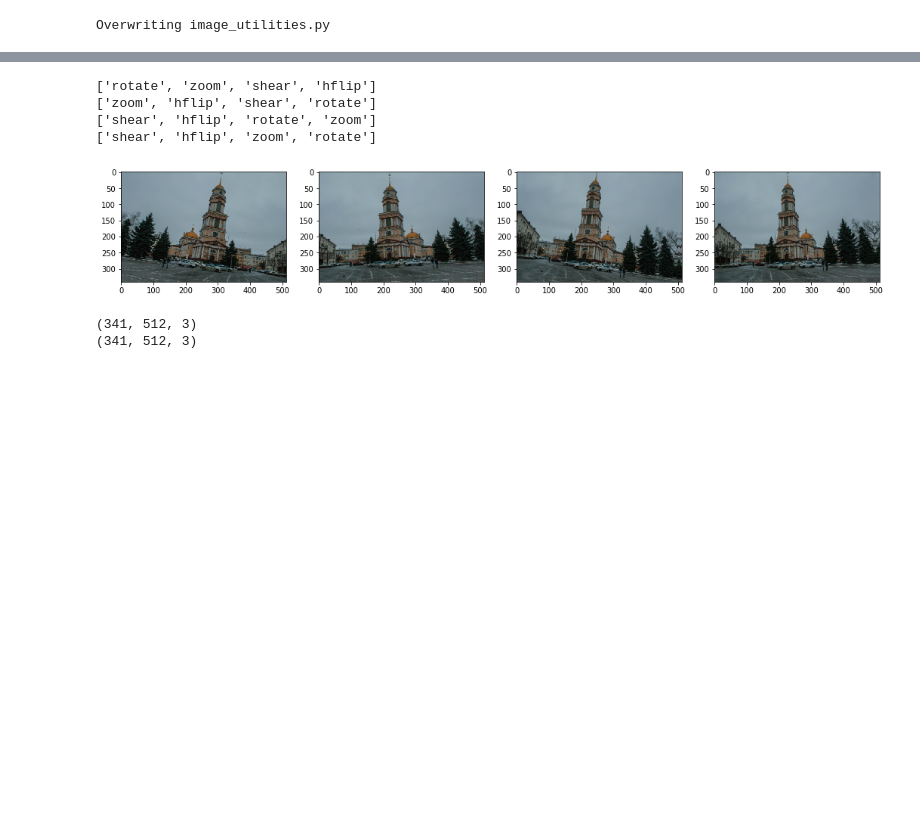
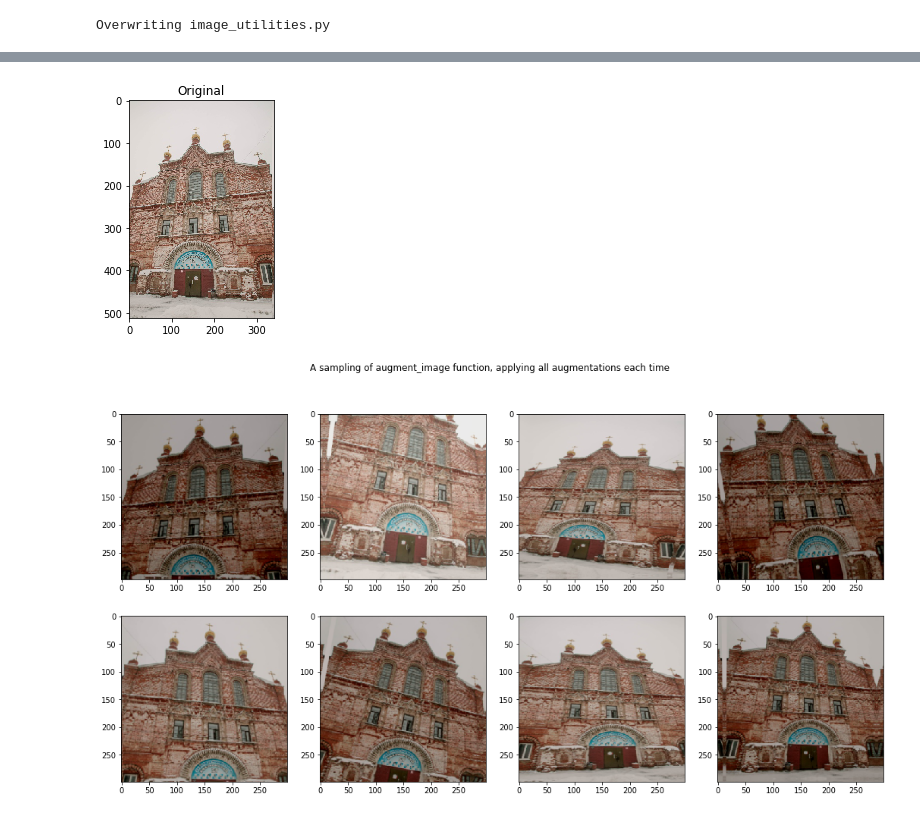
Before and after one commit to etotheipi/church_temple_classify, a Jupyter notebook: load_and_preprocess_data.ipynb, the cells around one changed output, grey strips where cells are left out. Saved outputs shown, nothing was run; the diff lists cells and outputs as text; code cells hidden in the pictures; blank space fills up the shorter version.

```diff
--- a/load_and_preprocess_data.ipynb
+++ b/load_and_preprocess_data.ipynb
@@ -31,6 +28,8 @@ class TrainDataInfo:
         '''
         Given a folder, index all images there and various statistics about them
         '''
+        if not os.path.isdir(train_folder):
+            raise NotADirectoryError(f'Folder "{train_folder}" does not exist')
 
         # This is a list of all the members we're going to have at the end of __init__
         self.filename_map = None
@@ -221,7 +220,7 @@ Test the methods above to confirm they do what we expect them to.  Since some of
 # Above cell simply wrote out the .py file.  Need to import it now.
 from load_and_preprocess_data import *
 # %%
-all_train_info = TrainDataInfo('train_imgs')
+all_train_info = TrainDataInfo('train_fixed_rotation')
 total_imgs = 0
 fn_map = all_train_info.filename_map
 
@@ -422,11 +450,15 @@ Overwriting image_utilities.py
 # %%
 from image_utilities import *
 # %%
-img = ImageUtilities.load_image(all_train_info.filename_map['Russia'][np.random.choice(100)])
+country = 'Russia'
+rand_file = np.random.choice(all_train_info.filename_map[country])
+img = ImageUtilities.load_image(rand_file)
 plt.imshow(img)
+plt.title('Original')
 augs = ImageUtilities.AUGMENTATIONS
 augtypes = sorted(augs.keys())
 fig,axs = plt.subplots(3, len(augtypes), figsize=(18,10))
+print('Display 3 samples of each augmentation in isolation')
 for r in range(3):
     for c in range(len(augtypes)):
         aug_str = augtypes[c]
@@ -438,20 +471,14 @@ for r in range(3):
 # %%
 # Test full augmentations
-fig, axs = plt.subplots(1,4, figsize=(18,6))
-for i in range(4):
-    aug_img = ImageUtilities.augment_image(img)
-    axs[i].imshow(aug_img)
+plt.imshow(img)
+plt.title('Original')
+fig, axs = plt.subplots(2,4, figsize=(18,9))
+for r in range(2):
+    for c in range(4):
+        aug_img = ImageUtilities.augment_image(img, (299, 299))
+        axs[r][c].imshow(aug_img)
+
+_ = fig.suptitle('A sampling of augment_image function, applying all augmentations each time')
 # %% [output]
-['rotate', 'zoom', 'shear', 'hflip']
-['zoom', 'hflip', 'shear', 'rotate']
-['shear', 'hflip', 'rotate', 'zoom']
-['shear', 'hflip', 'zoom', 'rotate']
-[figure, old version]
+[figure, new version]
+[figure, added]
-# %%
-test_noresize = 'train_imgs/Germany/Augsburg_044.JPG'
-test_resize = 'train_imgs_orig/Germany/Augsburg_044.JPG'
-print(ImageUtilities.load_image(test_noresize).shape)
-print(ImageUtilities.load_image(test_resize).shape)
-# %% [output]
-(341, 512, 3)
-(341, 512, 3)
```
Also changed, not shown: parts of 11 cells of this notebook, 7 other files.
